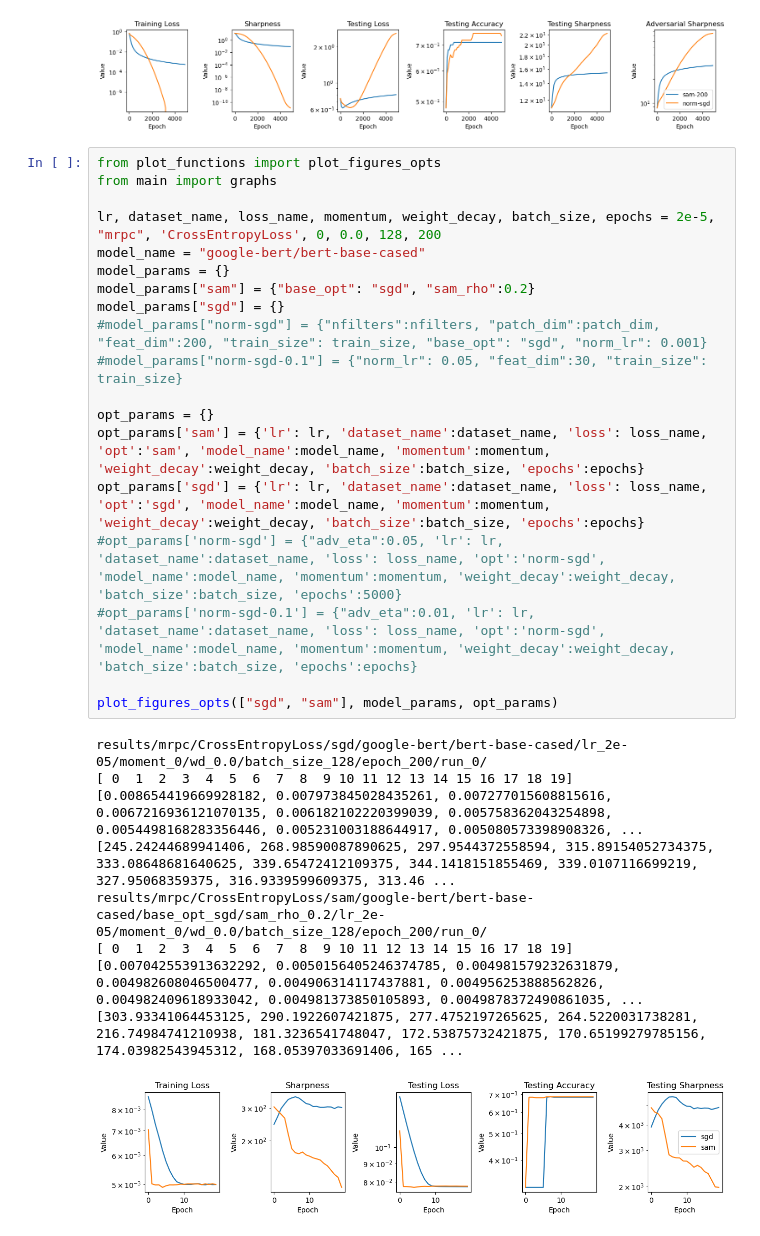
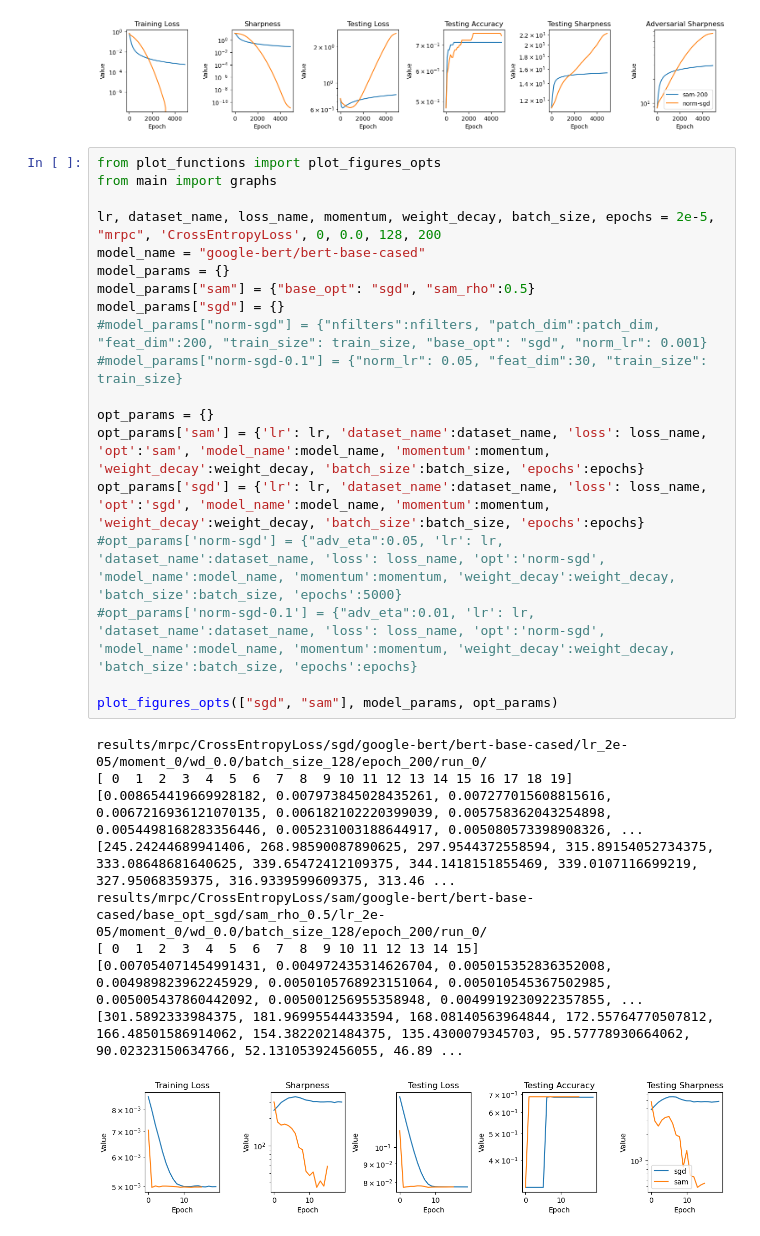
Before and after one commit to lucmonl/mlopt, a Jupyter notebook: notebook/sharpness-generalization.ipynb, the cells around one changed output. Drawn from its saved outputs; the diff is of its cells as text.

```diff
--- a/notebook/sharpness-generalization.ipynb
+++ b/notebook/sharpness-generalization.ipynb
@@ -670,29 +676,29 @@ results/spurious-2d/BCELoss/norm-sgd/conv_fixed_last/nfilters_10/patch_dim_20/fe
 # %%
 from plot_functions import plot_figures_opts
 from main import graphs
 
 lr, dataset_name, loss_name, momentum, weight_decay, batch_size, epochs = 2e-5, "mrpc", 'CrossEntropyLoss', 0, 0.0, 128, 200
 model_name = "google-bert/bert-base-cased"
 model_params = {}
-model_params["sam"] = {"base_opt": "sgd", "sam_rho":0.2}
+model_params["sam"] = {"base_opt": "sgd", "sam_rho":0.5}
 model_params["sgd"] = {}
 #model_params["norm-sgd"] = {"nfilters":nfilters, "patch_dim":patch_dim, "feat_dim":200, "train_size": train_size, "base_opt": "sgd", "norm_lr": 0.001}
 #model_params["norm-sgd-0.1"] = {"norm_lr": 0.05, "feat_dim":30, "train_size": train_size}
 
 opt_params = {}
 opt_params['sam'] = {'lr': lr, 'dataset_name':dataset_name, 'loss': loss_name, 'opt':'sam', 'model_name':model_name, 'momentum':momentum, 'weight_decay':weight_decay, 'batch_size':batch_size, 'epochs':epochs}
 opt_params['sgd'] = {'lr': lr, 'dataset_name':dataset_name, 'loss': loss_name, 'opt':'sgd', 'model_name':model_name, 'momentum':momentum, 'weight_decay':weight_decay, 'batch_size':batch_size, 'epochs':epochs}
 #opt_params['norm-sgd'] = {"adv_eta":0.05, 'lr': lr, 'dataset_name':dataset_name, 'loss': loss_name, 'opt':'norm-sgd', 'model_name':model_name, 'momentum':momentum, 'weight_decay':weight_decay, 'batch_size':batch_size, 'epochs':5000}
 #opt_params['norm-sgd-0.1'] = {"adv_eta":0.01, 'lr': lr, 'dataset_name':dataset_name, 'loss': loss_name, 'opt':'norm-sgd', 'model_name':model_name, 'momentum':momentum, 'weight_decay':weight_decay, 'batch_size':batch_size, 'epochs':epochs}
 
 plot_figures_opts(["sgd", "sam"], model_params, opt_params)
 # %% [output]
 results/mrpc/CrossEntropyLoss/sgd/google-bert/bert-base-cased/lr_2e-05/moment_0/wd_0.0/batch_size_128/epoch_200/run_0/
 [ 0  1  2  3  4  5  6  7  8  9 10 11 12 13 14 15 16 17 18 19]
 [0.008654419669928182, 0.007973845028435261, 0.007277015608815616, 0.0067216936121070135, 0.006182102220399039, 0.005758362043254898, 0.0054498168283356446, 0.005231003188644917, 0.005080573398908326, ...
 [245.24244689941406, 268.98590087890625, 297.9544372558594, 315.89154052734375, 333.08648681640625, 339.65472412109375, 344.1418151855469, 339.0107116699219, 327.95068359375, 316.9339599609375, 313.46 ...
-results/mrpc/CrossEntropyLoss/sam/google-bert/bert-base-cased/base_opt_sgd/sam_rho_0.2/lr_2e-05/moment_0/wd_0.0/batch_size_128/epoch_200/run_0/
-[ 0  1  2  3  4  5  6  7  8  9 10 11 12 13 14 15 16 17 18 19]
-[0.007042553913632292, 0.0050156405246374785, 0.004981579232631879, 0.004982608046500477, 0.004906314117437881, 0.004956253888562826, 0.004982409618933042, 0.004981373850105893, 0.0049878372490861035, ...
-[303.93341064453125, 290.1922607421875, 277.4752197265625, 264.5220031738281, 216.74984741210938, 181.3236541748047, 172.53875732421875, 170.65199279785156, 174.03982543945312, 168.05397033691406, 165 ...
+results/mrpc/CrossEntropyLoss/sam/google-bert/bert-base-cased/base_opt_sgd/sam_rho_0.5/lr_2e-05/moment_0/wd_0.0/batch_size_128/epoch_200/run_0/
+[ 0  1  2  3  4  5  6  7  8  9 10 11 12 13 14 15]
+[0.007054071454991431, 0.004972435314626704, 0.005015352836352008, 0.004989823962245929, 0.0050105768923151064, 0.005010545367502985, 0.005005437860442092, 0.005001256955358948, 0.0049919230922357855, ...
+[301.5892333984375, 181.96995544433594, 168.08140563964844, 172.55764770507812, 166.48501586914062, 154.3822021484375, 135.4300079345703, 95.57778930664062, 90.02323150634766, 52.13105392456055, 46.89 ...
-[figure, old version]
+[figure, new version]
```
Also changed, not shown: parts of 1 cell of this notebook, 1 other file.
